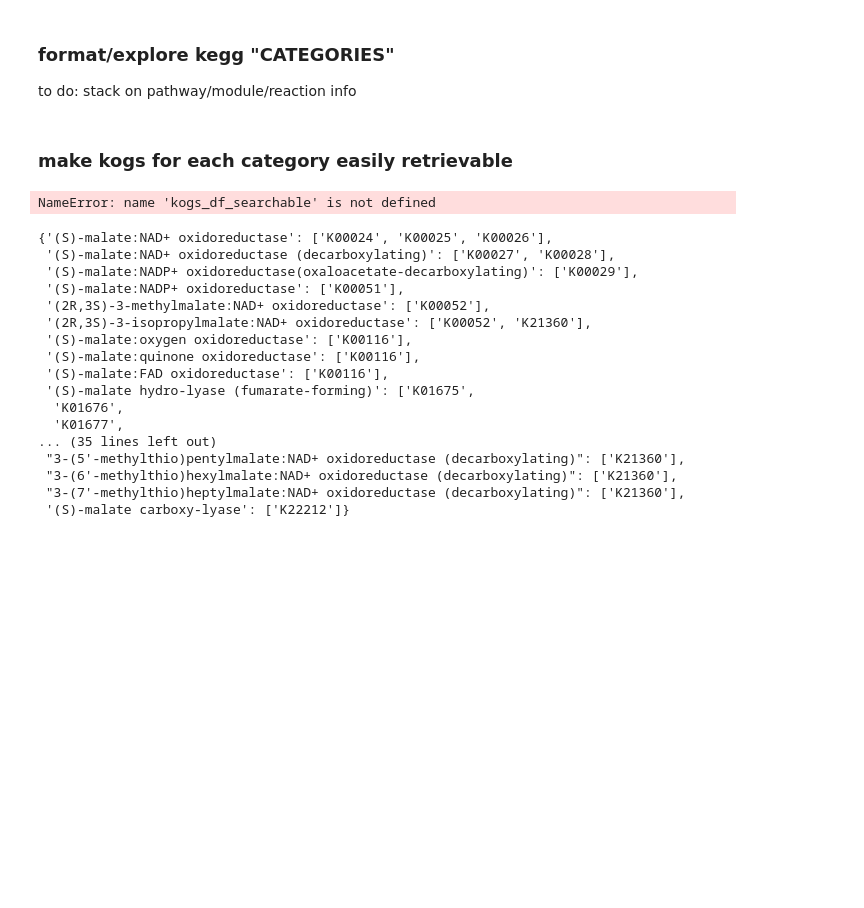
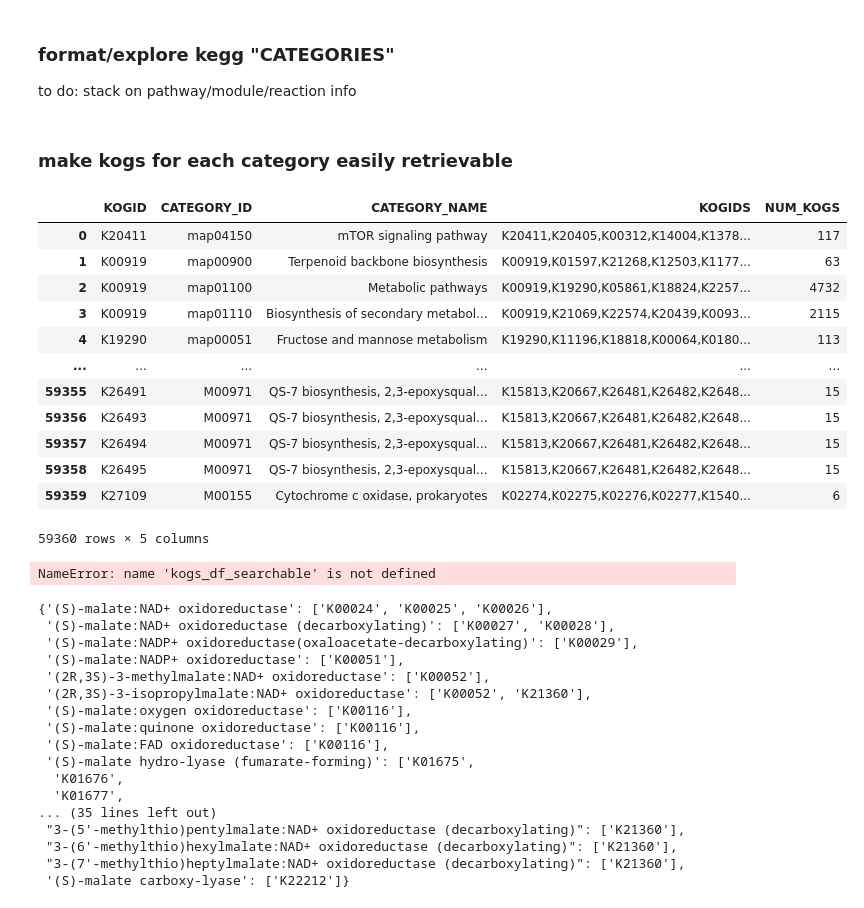
Before and after one commit to VictorTobiasson/eukgen, a Jupyter notebook: KEGG/07.stats_kogs.ipynb, the cells around one changed output. Cells and saved outputs as stored; diff of their text form; code cells hidden in the pictures; blank space fills up the shorter version.

```diff
--- a/KEGG/07.stats_kogs.ipynb
+++ b/KEGG/07.stats_kogs.ipynb
@@ -173,6 +233,22 @@ kegg_categories["KOGIDS"] = kegg_categories.groupby(["CATEGORY_NAME", "CATEGORY_
 kegg_categories["NUM_KOGS"] = kegg_categories.groupby(["CATEGORY_ID"]).transform(lambda x: len(x))["KOGID"]
 # %%
 kegg_categories_groups = kegg_categories.loc[:,["CATEGORY_NAME", "CATEGORY_ID", "KOGIDS", "NUM_KOGS"]].drop_duplicates().dropna()
+# %%
+kegg_categories
+# %% [output]
+|  | KOGID | CATEGORY_ID | CATEGORY_NAME | KOGIDS | NUM_KOGS |
+| 0 | K20411 | map04150 | mTOR signaling pathway | K20411,K20405,K00312,K14004,K1378... | 117 |
+| 1 | K00919 | map00900 | Terpenoid backbone biosynthesis | K00919,K01597,K21268,K12503,K1177... | 63 |
+| 2 | K00919 | map01100 | Metabolic pathways | K00919,K19290,K05861,K18824,K2257... | 4732 |
+| 3 | K00919 | map01110 | Biosynthesis of secondary metabol... | K00919,K21069,K22574,K20439,K0093... | 2115 |
+| 4 | K19290 | map00051 | Fructose and mannose metabolism | K19290,K11196,K18818,K00064,K0180... | 113 |
+| ... | ... | ... | ... | ... | ... |
+| 59355 | K26491 | M00971 | QS-7 biosynthesis, 2,3-epoxysqual... | K15813,K20667,K26481,K26482,K2648... | 15 |
+| 59356 | K26493 | M00971 | QS-7 biosynthesis, 2,3-epoxysqual... | K15813,K20667,K26481,K26482,K2648... | 15 |
+| 59357 | K26494 | M00971 | QS-7 biosynthesis, 2,3-epoxysqual... | K15813,K20667,K26481,K26482,K2648... | 15 |
+| 59358 | K26495 | M00971 | QS-7 biosynthesis, 2,3-epoxysqual... | K15813,K20667,K26481,K26482,K2648... | 15 |
+| 59359 | K27109 | M00155 | Cytochrome c oxidase, prokaryotes | K02274,K02275,K02276,K02277,K1540... | 6 |
+59360 rows × 5 columns
 # %%
 kegg_categories_groups.to_csv("/data/luojaa/kegg/kegg_categories_searchable.tsv", sep = "\t", index = None)
 # %%
```
Also changed, not shown: parts of 13 cells of this notebook, 12 other files.
